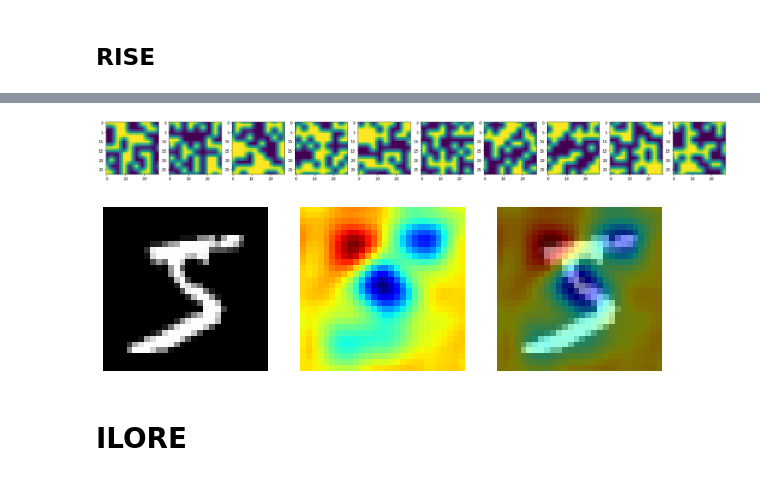
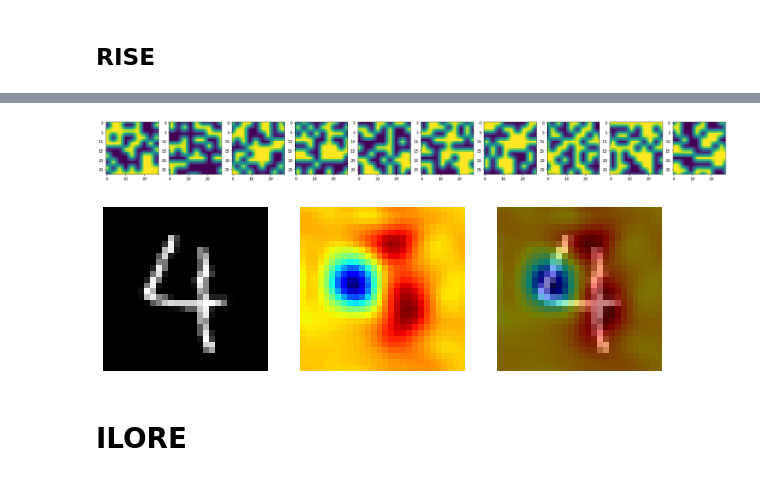
Before and after one commit to rinziv/XAI_lib_HAI-net_Tutorial, a Jupyter notebook: Images_Usage_Examples_MNIST.ipynb, the cells around one changed output, grey strips where cells are left out. Cells and saved outputs as stored; diff of their text form; code cells hidden in the pictures.

Commit message:
changed sample

```diff
--- a/Images_Usage_Examples_MNIST.ipynb
+++ b/Images_Usage_Examples_MNIST.ipynb
@@ -104,0 +116,5 @@ Net(
+# %%
+idx = 24
+image = MNIST_x_data_test[idx]
+plt.imshow(image,cmap='gray')
+plt.axis('off');
@@ -147,7 +165,7 @@ from xailib.explainers.lime_explainer import LimeXAIImageExplainer
 from skimage.color import label2rgb, gray2rgb, rgb2gray
 
 # index of the image to explain
-idx = 0
+#idx = 24
 
 # 1) Create the Explainer
 lm = LimeXAIImageExplainer(MNIST_CNN)
@@ -163,8 +181,8 @@ def classifier_fn(images):
     return np.argmax(MNIST_CNN(images).detach().numpy(),axis=1).reshape(-1,1)
 
 # 3) Explain an Instance
-explanation = lm.explain(gray2rgb(MNIST_x_data_train[idx]), classifier_fn, num_samples=500)
+explanation = lm.explain(gray2rgb(MNIST_x_data_test[idx]), classifier_fn, num_samples=500)
 
 # 4) Plot the results
-lm.plot_lime_values(MNIST_x_data_train[idx], explanation)
+lm.plot_lime_values(MNIST_x_data_test[idx], explanation)
 # %% [output]
@@ -209,25 +253,0 @@ plt.axis('off');
-# %%
-from xailib.explainers.lime_explainer import LimeXAIImageExplainer
-from skimage.color import label2rgb, gray2rgb, rgb2gray
-
-# index of the image to explain
-idx = 0
-
-# 1) Create the Explainer
-lm = LimeXAIImageExplainer(MNIST_CNN)
-
-# 2a) Fit the Explainer
-lm.fit()
-
-# 2b) Create custom classifier function if not predict
-# function that takes as input an array of images (the LIME neighbourhood) and return an array of (num_images,num_classes)
-# If None will use black_box.predict function
-def classifier_fn(images):
-    images = torch.tensor(rgb2gray(images).reshape(-1,1,28,28)).float()
-    return np.argmax(MNIST_CNN(images).detach().numpy(),axis=1).reshape(-1,1)
-
-# 3) Explain an Instance
-explanation = lm.explain(gray2rgb(MNIST_x_data_train[idx]), classifier_fn, segmentation_fn, num_samples=500)
-
-# 4) Plot the results
-lm.plot_lime_values(MNIST_x_data_train[idx], explanation)
@@ -263,29 +281,29 @@ F,ax=plt.subplots(1,10,figsize=(30,5))
 for i in range(10):
     ax[i].imshow(rise.masks[i,:][:,:,0])
 # %% [output]
-[figure, old version]
+[figure, new version]
 # %%
 fig, ax = plt.subplots(1,3,figsize=(10,5))
-img = MNIST_x_data_train[0,:]
+img = MNIST_x_data_test[idx,:]
 N = 4000
 s = 8
 p1 = 0.5
 
 rise.fit(N, s, p1)
 
 sal = rise.explain(img.reshape(28,28,1)/255)
 
 ax[0].imshow(img,cmap='gray')
 ax[0].axis('off')
 
 ax[1].imshow(sal[MNIST_y_data_test[0]],cmap='jet')
 ax[1].axis('off')
 
 ax[2].imshow(img,cmap='gray')
 ax[2].imshow(sal[MNIST_y_data_test[0]],cmap='jet',alpha=0.5)
 ax[2].axis('off');
 # %% [output]
-[figure, old version]
+[figure, new version]
 # %% [markdown]
 # ILORE
 # %% [markdown]
```
Also changed, not shown: parts of 24 cells of this notebook, 5 other files.
